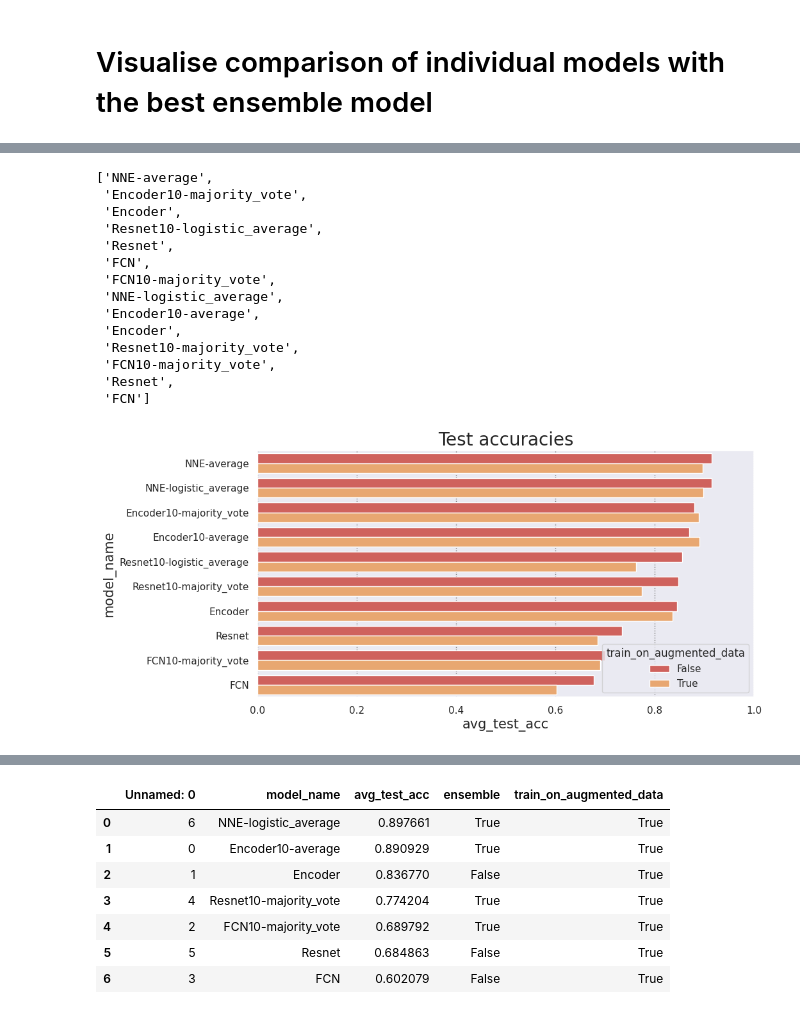
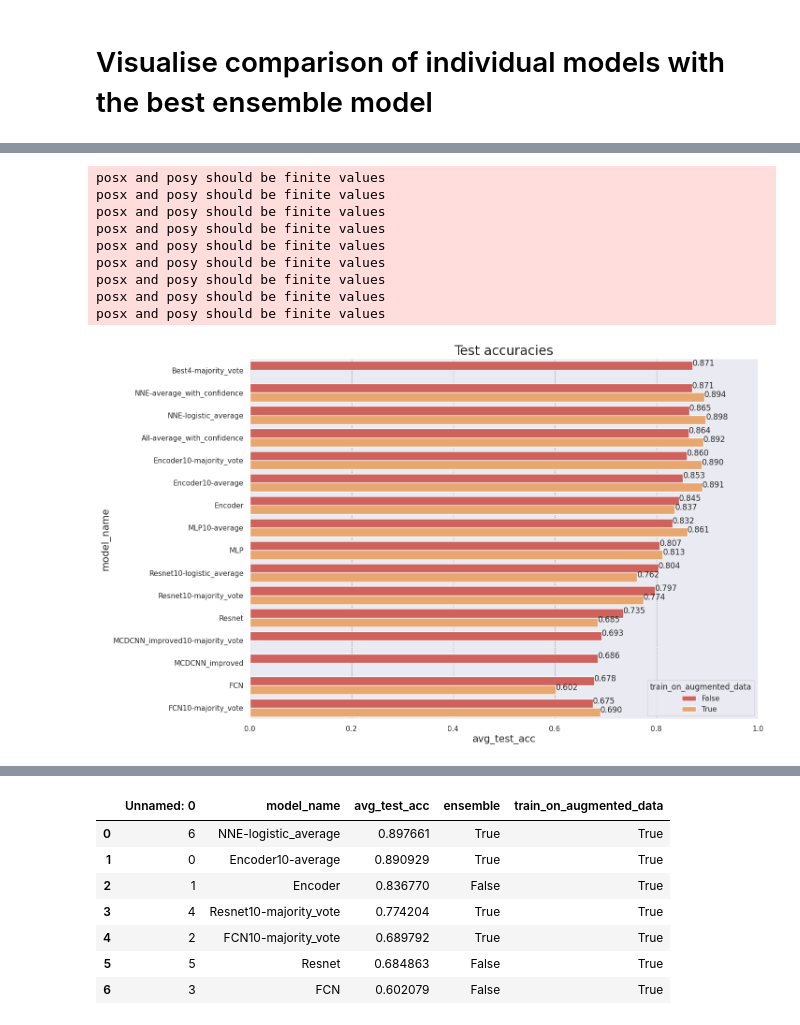
Before and after one commit to ProjectTimeSeriesClassificationUniUlm/EnsembleBasedTSC, a Jupyter notebook: notebooks/Visualise results/VisualiseTrainingResults.ipynb, the cells around one changed output, grey strips where cells are left out. Drawn from its saved outputs; the diff is of its cells as text; code cells hidden in the pictures.

```diff
--- a/notebooks/Visualise results/VisualiseTrainingResults.ipynb
+++ b/notebooks/Visualise results/VisualiseTrainingResults.ipynb
@@ -80,6 +99,10 @@ df_compare_encoder = df_train_all_ensembles_mean[df_train_all_ensembles_mean["mo
 df_compare_fcn = df_train_all_ensembles_mean[df_train_all_ensembles_mean["model_name"].str.contains("FCN")].reset_index(drop=True)
 df_compare_resnet = df_train_all_ensembles_mean[df_train_all_ensembles_mean["model_name"].str.contains("Resnet")].reset_index(drop=True)
 df_compare_nne = df_train_all_ensembles_mean[df_train_all_ensembles_mean["model_name"].str.contains("NNE")].reset_index(drop=True)
+df_compare_all = df_train_all_ensembles_mean[df_train_all_ensembles_mean["model_name"].str.contains("All")].reset_index(drop=True)
+df_compare_best4 = df_train_all_ensembles_mean[df_train_all_ensembles_mean["model_name"].str.contains("Best4")].reset_index(drop=True)
+df_compare_mlp = df_train_all_ensembles_mean[df_train_all_ensembles_mean["model_name"].str.contains("MLP")].reset_index(drop=True)
+df_compare_mcdcnn_improved = df_train_all_ensembles_mean[df_train_all_ensembles_mean["model_name"].str.contains("MCDCNN")].reset_index(drop=True)
 # %%
 df_compare_fcn
 # %% [output]
@@ -97,7 +120,7 @@ def choose_model_and_best_ensemble(df):
     return res
 # %%
 df_best_ensemble_and_individual_model = choose_model_and_best_ensemble(df_compare_encoder)
-for df in [df_compare_fcn, df_compare_resnet, df_compare_nne]:
+for df in [df_compare_fcn, df_compare_resnet, df_compare_nne, df_compare_mlp, df_compare_mcdcnn_improved, df_compare_all, df_compare_best4]:
     df_prepared = choose_model_and_best_ensemble(df)
     df_best_ensemble_and_individual_model = pd.concat([df_best_ensemble_and_individual_model, df_prepared], ignore_index=True)
 df_best_ensemble_and_individual_model = df_best_ensemble_and_individual_model.sort_values(by=['avg_test_acc'], ascending=False)
@@ -125,4 +154,25 @@ def plot_accuracies_scatter_plot(df, title='Test accuracies'):
     #plt.ylim(1)
     sns.scatterplot(data=df, s=100, x="avg_test_acc", y="model_name",)\
         .set(title=title)
+# %%
+def show_values(axs, orient="v", space=.01):
+    def _single(ax):
+        if orient == "v":
+            for p in ax.patches:
+                _x = p.get_x() + p.get_width() / 2
+                _y = p.get_y() + p.get_height() + (p.get_height()*0.01)
+                value = '{:.3f}'.format(p.get_height())
+                ax.text(_x, _y, value, ha="center")
+        elif orient == "h":
+            for p in ax.patches:
+                _x = p.get_x() + p.get_width() + float(space)
+                _y = p.get_y() + p.get_height() - (p.get_height()*0.5)
+                value = '{:.3f}'.format(p.get_width())
+                ax.text(_x, _y, value, ha="left")
+
+    if isinstance(axs, np.ndarray):
+        for idx, ax in np.ndenumerate(axs):
+            _single(ax)
+    else:
+        _single(axs)
 # %%
@@ -143,10 +194,11 @@ def plot_accuracies_bar_plot_with_hue(df, title='Test accuracies', figsize=(10,2
                 "figure.figsize":(10,6),
                 "axes.labelsize":15,
                 "axes.titlesize":20})
-    fig, ax = plt.subplots(figsize=figsize)
+    plt.figure(figsize = figsize)
     plt.xlim(0, 1)
-    sns.barplot(data=df, x="avg_test_acc", y="model_name",hue ="train_on_augmented_data" ,errorbar=('sd', 95), palette=sns.color_palette("Spectral"))\
-        .set(title=title)
+    splot = sns.barplot(data=df, x="avg_test_acc", y="model_name",hue ="train_on_augmented_data" , palette=sns.color_palette("Spectral"))
+    splot.set(title=title)
+    show_values(splot, "h", space=0)
 # %%
 plot_accuracies_bar_plot(df_best_ensemble_and_individual_model)
 # %% [output]
@@ -167,32 +236,24 @@ max(list(df_train_all_ensembles_mean_2.set_index("model_name")["avg_test_acc"]\
-# %%
-model_to_display
-# %% [output]
-['NNE-average',
- 'Encoder10-majority_vote',
- 'Encoder',
- 'Resnet10-logistic_average',
- 'Resnet',
- 'FCN',
- 'FCN10-majority_vote',
- 'NNE-logistic_average',
- 'Encoder10-average',
- 'Encoder',
- 'Resnet10-majority_vote',
- 'FCN10-majority_vote',
- 'Resnet',
- 'FCN']
 # %%
 df_best_ensemble_and_individual_model_augmented = pd.read_csv('best_ensemble_and_individual_model_augumented_data.csv')
 df_best_ensemble_and_individual_model_2 = df_best_ensemble_and_individual_model.copy()
 df_best_ensemble_and_individual_model_2["train_on_augmented_data"] = False
 df_best_ensemble_and_individual_model_with_augmented = pd.concat([df_best_ensemble_and_individual_model_2,df_best_ensemble_and_individual_model_augmented])
 
 model_to_display = list(df_best_ensemble_and_individual_model_with_augmented["model_name"])
 df_best_ensemble_and_individual_model_with_augmented_to_display = \
     df_train_all_ensembles_with_augmented[df_train_all_ensembles_with_augmented["model_name"].isin(model_to_display)]
-plot_accuracies_bar_plot_with_hue(df_best_ensemble_and_individual_model_with_augmented_to_display, figsize=(10,5))
+plot_accuracies_bar_plot_with_hue(df_best_ensemble_and_individual_model_with_augmented_to_display, figsize=(14,10))
 # %% [output]
+posx and posy should be finite values
+posx and posy should be finite values
+posx and posy should be finite values
+posx and posy should be finite values
+posx and posy should be finite values
+posx and posy should be finite values
+posx and posy should be finite values
+posx and posy should be finite values
+posx and posy should be finite values
-[figure, old version]
+[figure, new version]
 # %%
 df_best_ensemble_and_individual_model_2
 # %% [output]
```
Also changed, not shown: parts of 20 cells of this notebook, 12 other files.
